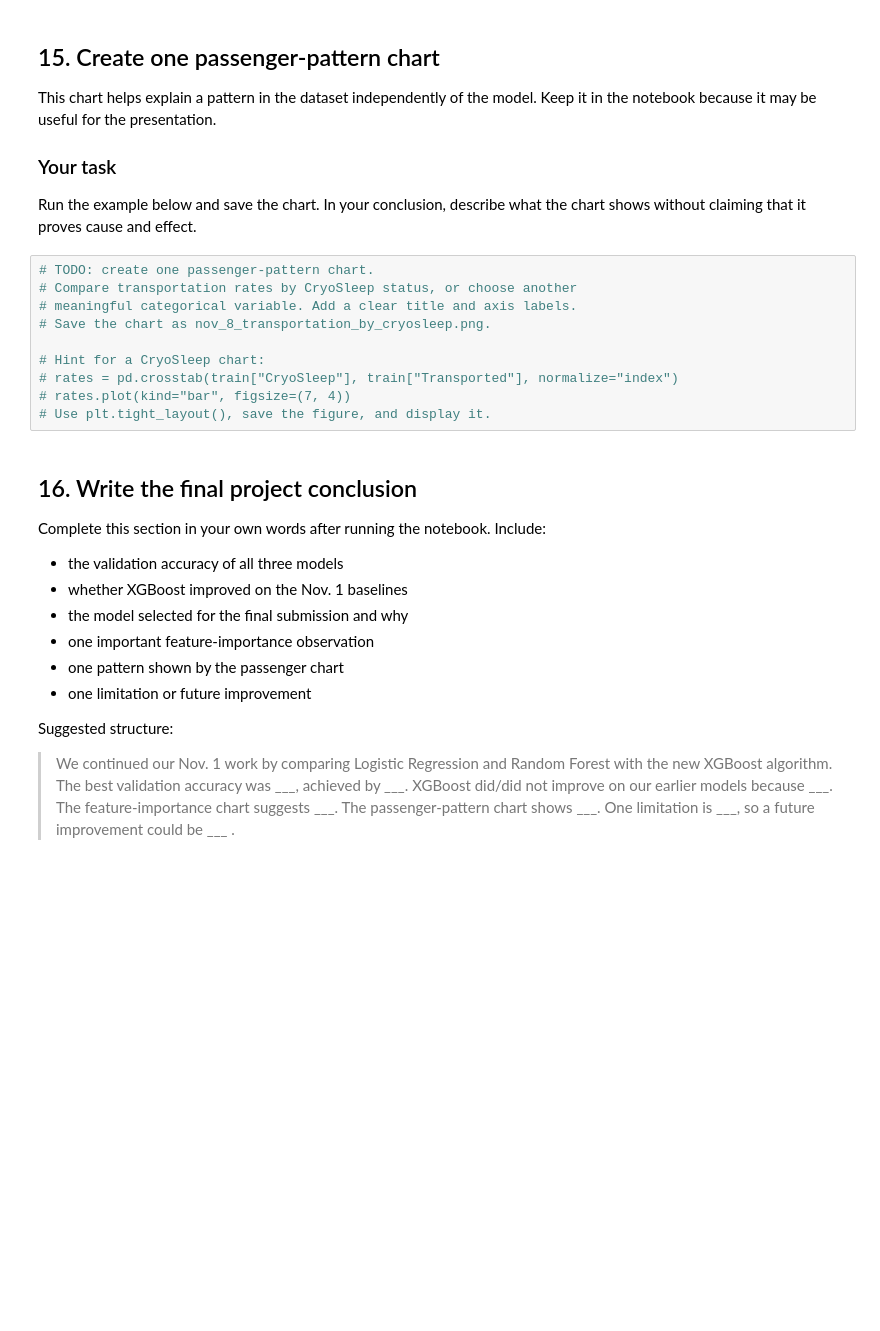
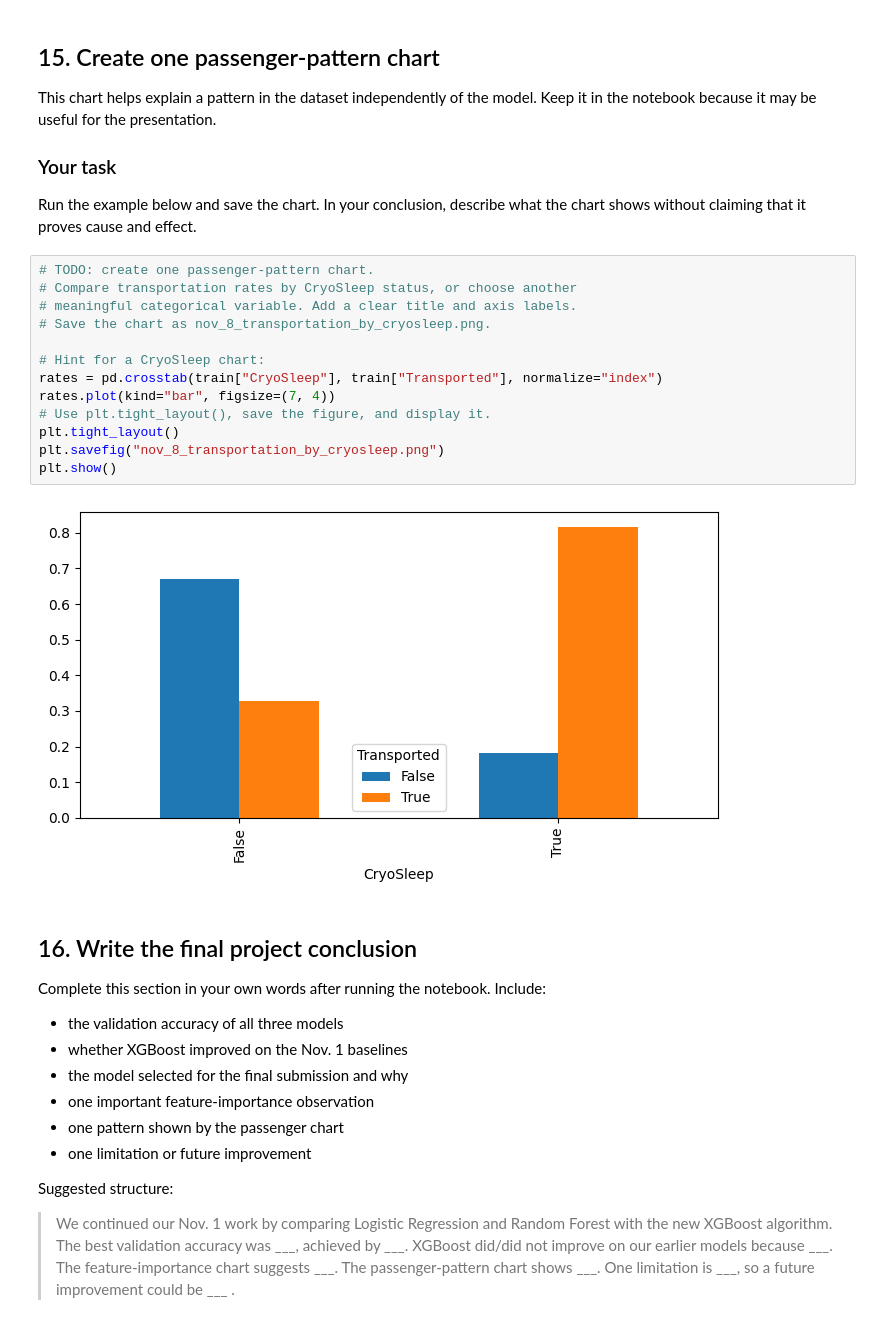
Before and after one commit to hastiabbasi/SLP-Data-Science-26, a Jupyter notebook: nov_8_spaceship_titanic_task.ipynb, the cells around one changed output. Drawn from its saved outputs; the diff is of its cells as text; blank space fills up the shorter version.

```diff
--- a/nov_8_spaceship_titanic_task.ipynb
+++ b/nov_8_spaceship_titanic_task.ipynb
@@ -484,13 +546,18 @@ Run the example below and save the chart. In your conclusion, describe what the
 # %%
 # TODO: create one passenger-pattern chart.
 # Compare transportation rates by CryoSleep status, or choose another
 # meaningful categorical variable. Add a clear title and axis labels.
 # Save the chart as nov_8_transportation_by_cryosleep.png.
 
 # Hint for a CryoSleep chart:
-# rates = pd.crosstab(train["CryoSleep"], train["Transported"], normalize="index")
-# rates.plot(kind="bar", figsize=(7, 4))
+rates = pd.crosstab(train["CryoSleep"], train["Transported"], normalize="index")
+rates.plot(kind="bar", figsize=(7, 4))
 # Use plt.tight_layout(), save the figure, and display it.
+plt.tight_layout()
+plt.savefig("nov_8_transportation_by_cryosleep.png")
+plt.show()
+# %% [output]
+[figure, added]
 # %% [markdown]
 ## 16. Write the final project conclusion
 
```
Also changed, not shown: parts of 12 cells of this notebook.
